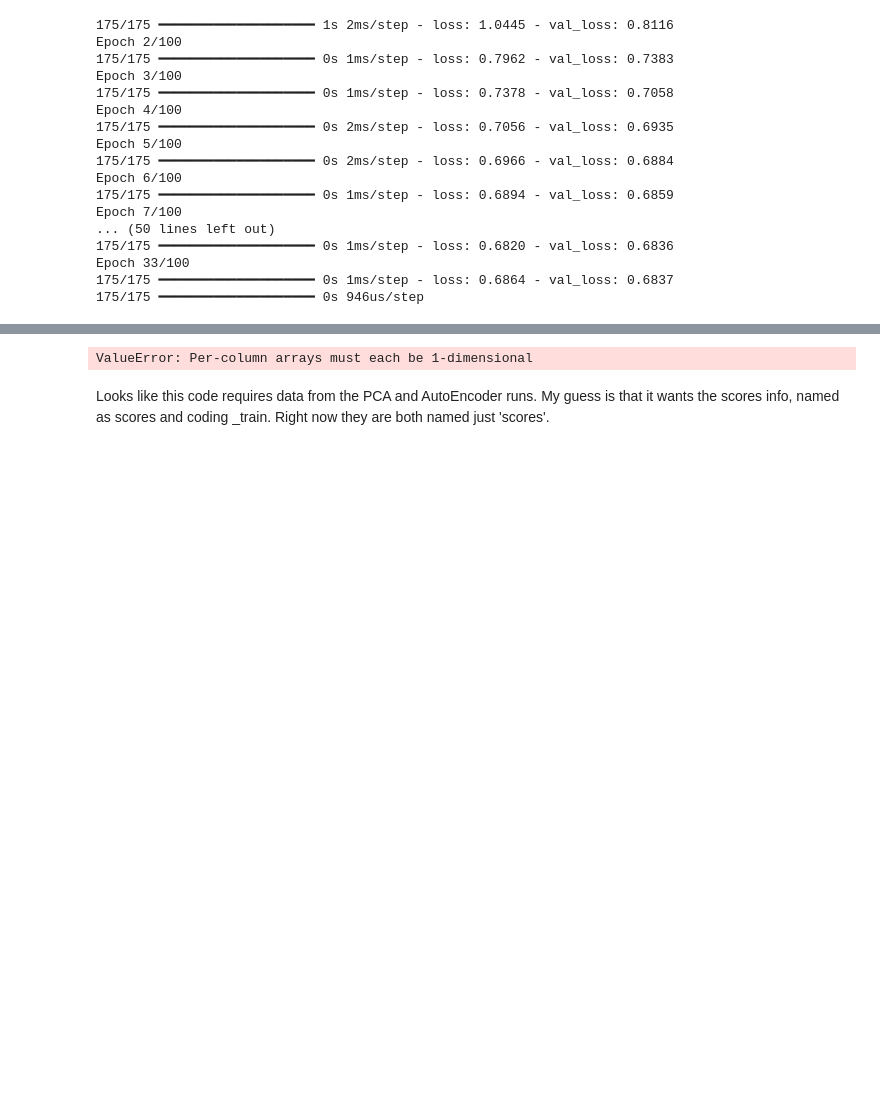
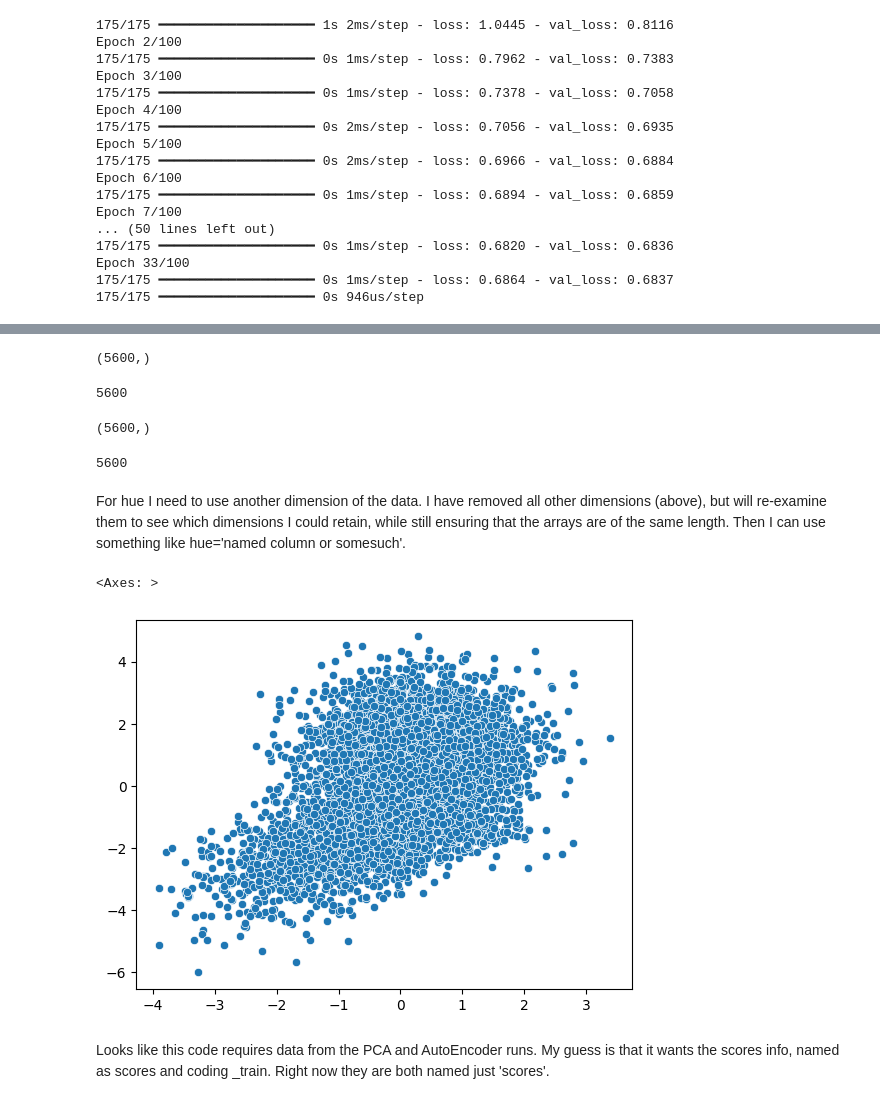
Before and after one commit to flyinacres/dimensionality, a Jupyter notebook: drwavp.ipynb, the cells around one changed output, grey strips where cells are left out. Drawn from its saved outputs; the diff is of its cells as text; code cells hidden in the pictures; blank space fills up the shorter version.

Commit message:
Working scatterplot, but could use hue...

```diff
--- a/drwavp.ipynb
+++ b/drwavp.ipynb
@@ -73,7 +73,29 @@ X_tr_std.shape
+# %%
+yp=codings_train[:,0]
+yp.shape
+# %% [output]
+(5600,)
+# %%
+yp.size
+# %% [output]
+5600
+# %%
+xp=X_tr_std[:,0]
+xp.shape
+# %% [output]
+(5600,)
+# %%
+xp.size
+# %% [output]
+5600
+# %% [markdown]
+For hue I need to use another dimension of the data.  I have removed all other dimensions (above), but will re-examine them to see which dimensions I could retain, while still ensuring that the arrays are of the same length.  Then I can use something like hue='named column or somesuch'.
 # %%
-sns.scatterplot(x=X_tr_std, y=codings_train, hue=y, palette='viridis')
+%matplotlib inline
+sns.scatterplot(x=xp, y=yp, palette='viridis')
 # %% [output]
-ValueError: Per-column arrays must each be 1-dimensional
+<Axes: >
+[figure, added]
 # %%
 from sklearn.decomposition import PCA
 
```
Also changed, not shown: parts of 4 cells of this notebook.
